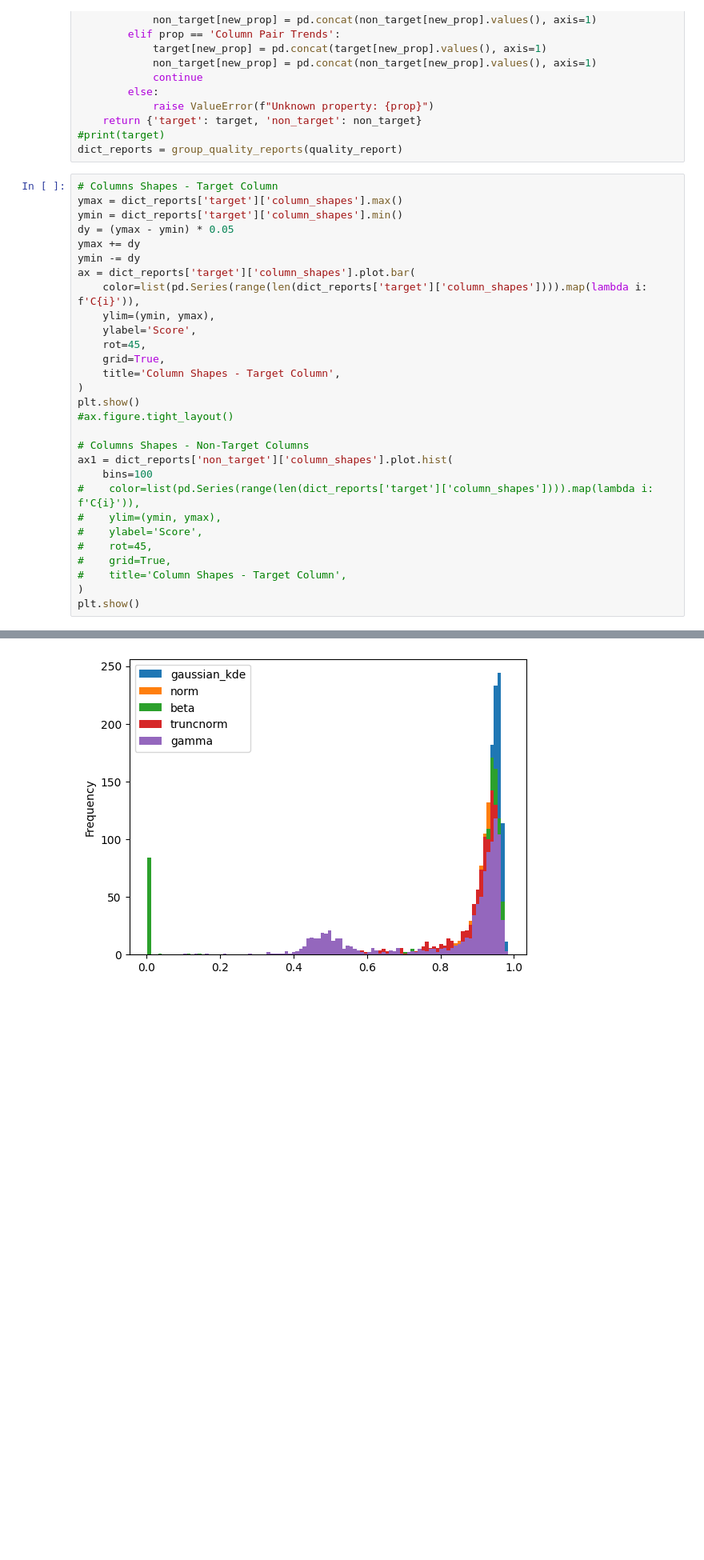
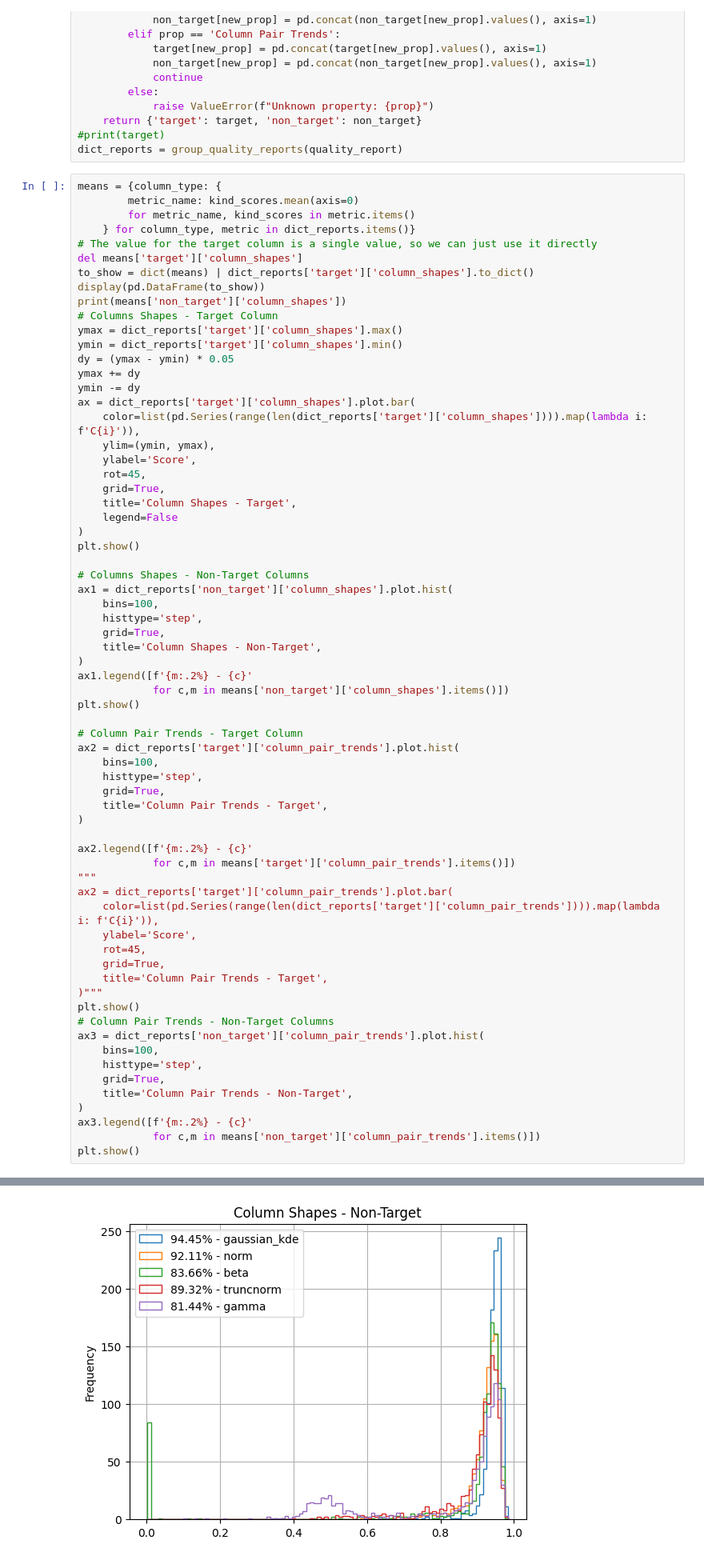
Before and after one commit to FerdinandoR/simulacra, a Jupyter notebook: data_synthesis_hannum.ipynb, the cells around one changed output, grey strips where cells are left out. Shown at 80% size. Saved outputs shown, nothing was run; the diff lists cells and outputs as text; blank space fills up the shorter version.

```diff
--- a/data_synthesis_hannum.ipynb
+++ b/data_synthesis_hannum.ipynb
@@ -440,6 +458,15 @@ def group_quality_reports(quality_reports: dict[str, QualityReport]) -> dict[str
 #print(target)
 dict_reports = group_quality_reports(quality_report)
 # %%
+means = {column_type: {
+        metric_name: kind_scores.mean(axis=0)
+        for metric_name, kind_scores in metric.items()
+    } for column_type, metric in dict_reports.items()}
+# The value for the target column is a single value, so we can just use it directly
+del means['target']['column_shapes']
+to_show = dict(means) | dict_reports['target']['column_shapes'].to_dict()
+display(pd.DataFrame(to_show))
+print(means['non_target']['column_shapes'])
 # Columns Shapes - Target Column
 ymax = dict_reports['target']['column_shapes'].max()
 ymin = dict_reports['target']['column_shapes'].min()
@@ -452,20 +479,49 @@ ax = dict_reports['target']['column_shapes'].plot.bar(
     ylabel='Score',
     rot=45,
     grid=True,
-    title='Column Shapes - Target Column',
+    title='Column Shapes - Target',
+    legend=False
 )
 plt.show()
-#ax.figure.tight_layout()
 
 # Columns Shapes - Non-Target Columns
 ax1 = dict_reports['non_target']['column_shapes'].plot.hist(
-    bins=100
-#    color=list(pd.Series(range(len(dict_reports['target']['column_shapes']))).map(lambda i: f'C{i}')),
-#    ylim=(ymin, ymax),
-#    ylabel='Score',
-#    rot=45,
-#    grid=True,
-#    title='Column Shapes - Target Column',
+    bins=100,
+    histtype='step',
+    grid=True,
+    title='Column Shapes - Non-Target',
 )
+ax1.legend([f'{m:.2%} - {c}'
+            for c,m in means['non_target']['column_shapes'].items()])
 plt.show()
+
+# Column Pair Trends - Target Column
+ax2 = dict_reports['target']['column_pair_trends'].plot.hist(
+    bins=100,
+    histtype='step',
+    grid=True,
+    title='Column Pair Trends - Target',
+)
+
+ax2.legend([f'{m:.2%} - {c}'
+            for c,m in means['target']['column_pair_trends'].items()])
+"""
+ax2 = dict_reports['target']['column_pair_trends'].plot.bar(
+    color=list(pd.Series(range(len(dict_reports['target']['column_pair_trends']))).map(lambda i: f'C{i}')),
+    ylabel='Score',
+    rot=45,
+    grid=True,
+    title='Column Pair Trends - Target',
+)"""
+plt.show()
+# Column Pair Trends - Non-Target Columns
+ax3 = dict_reports['non_target']['column_pair_trends'].plot.hist(
+    bins=100,
+    histtype='step',
+    grid=True,
+    title='Column Pair Trends - Non-Target',
+)
+ax3.legend([f'{m:.2%} - {c}'
+            for c,m in means['non_target']['column_pair_trends'].items()])
+plt.show()
 # %% [output]
@@ -473 +538 @@ plt.show()
-[figure, old version]
+[figure, new version]
```
Also changed, not shown: parts of 15 cells of this notebook, 6 other files.
